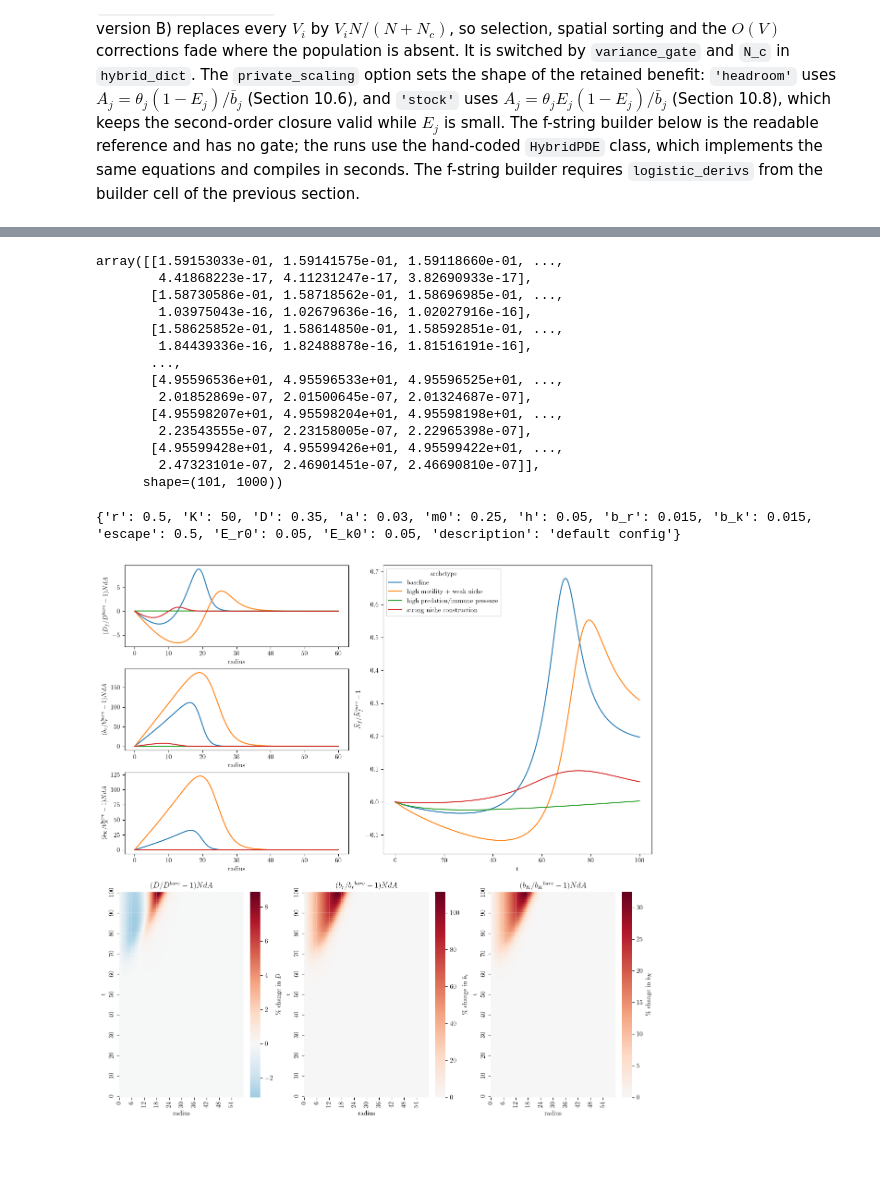
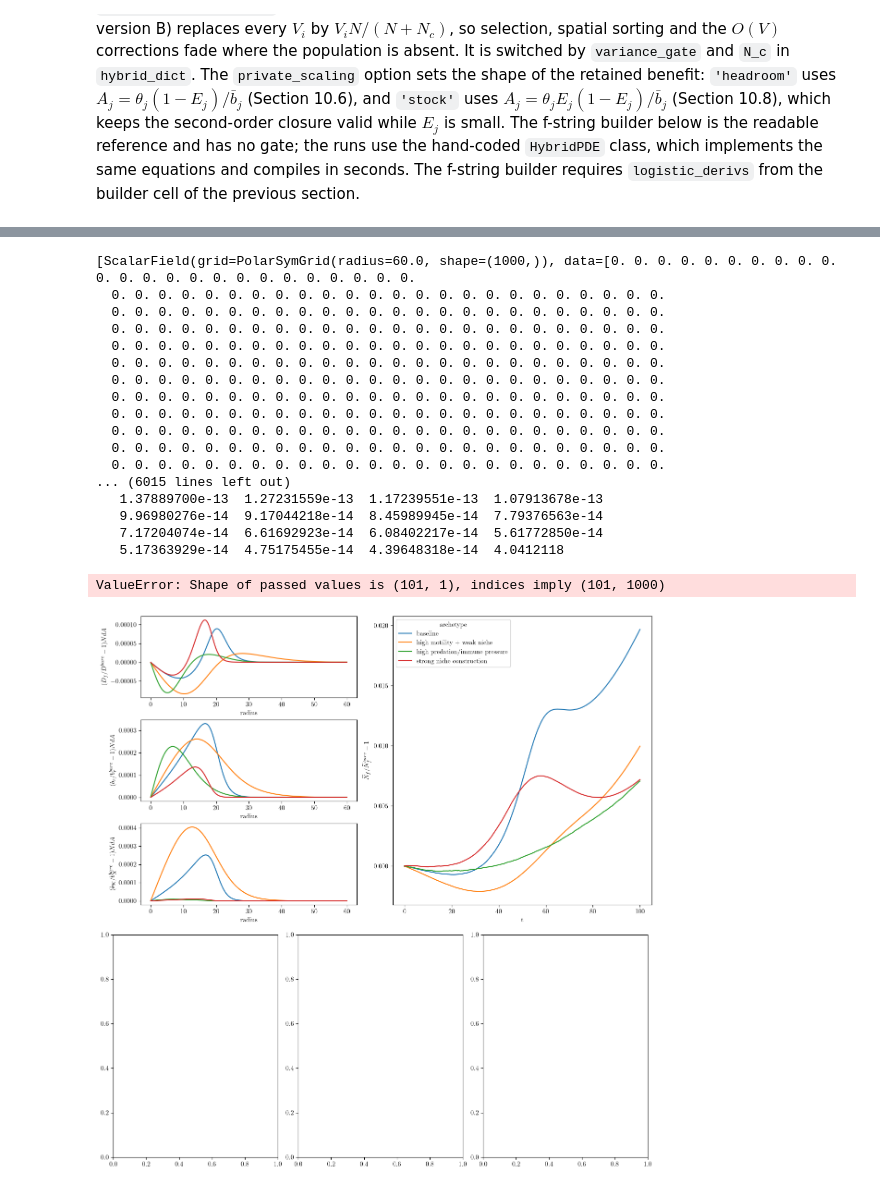
Before and after one commit to cancer-ecology-center/tumor-ecology-models, a Jupyter notebook: scripts/figures.ipynb, the cells around one changed output, grey strips where cells are left out. Drawn from its saved outputs; the diff is of its cells as text; code cells hidden in the pictures; blank space fills up the shorter version.

```diff
--- a/scripts/figures.ipynb
+++ b/scripts/figures.ipynb
@@ -202,9 +200,12 @@ def compute_phase_quantities(params):
 # %%
 scenario_wavefront_speed = []
 scenario_final_profiles = []
+u_field, r_coords = build_initial_N(config_dict)
+# this changed the carrying capacity, so update the config_dict
+merged_presets = merge_presets(preset_dicts, default_config)
+config_dict = {'integration': integration_dict, 'seed':seed_dict,'bcs':bcs,'presets': merged_presets, 'analysis':analysis_dict}
 for preset_name, preset_config in config_dict['presets'].items():
     print(f"Running simulation for preset: {preset_name}")
-    u_field, r_coords = build_initial_N(config_dict)
     Er_init = np.ones_like(u_field.data) * preset_config['E_r0']
     Ek_init = np.ones_like(u_field.data) * preset_config['E_k0']
     Er_field = ScalarField(u_field.grid, data=Er_init, label="E_r")
@@ -242,21 +243,12 @@ for preset_name, preset_config in config_dict['presets'].items():
         r_val,idx = compute_wavefront_idx(analysis_dict, curr_u, r_coords,e_field)
         # wavefront_r = r_coords[idx]
         # scenario_wavefront_speed.append((preset_name,time,np.max(curr_u),wavefront_r, rolling_area(curr_u, r_coords)[-1], compute_participation_area(storage[t_idx][0])))
-        scenario_wavefront_speed.append((preset_name,time,np.max(curr_u),r_val, rolling_area(curr_u, r_coords)[-1], compute_participation_area(storage[t_idx][0]))) #choose between idx or full volume
+        scenario_wavefront_speed.append((preset_name,time,np.max(curr_u),r_val, rolling_area(preset_config['E_k0']*curr_u/e_field, r_coords)[-1], compute_participation_area(storage[t_idx][0]))) #choose between idx or full volume
 
     final_collection = storage[-1]
     final_Er = final_collection[1].data
     final_Ek = final_collection[2].data
     final_N = final_collection[0].data/(kappa*final_Ek)
     scenario_final_profiles.append((preset_name, final_N, final_Er))
-    """
-    show initial distribution
-    turn into set of four plots
-    show the wavefront top right
-    show perc of initial population
-    change labels
-    set colors at the top
-    use latex
-    """
 # %% [output]
 Running simulation for preset: baseline
@@ -274,7 +266,7 @@ Running simulation for preset: strong niche construction
 # %%
 df = pd.DataFrame(scenario_wavefront_speed, columns = ['archetype','t','u_max','r','N','eff_area'])
 df['N_init'] = config_dict['seed']['N_init']
-df['N_perc'] = df['N']/df['N_init']
+df['N_perc'] = df['N']/df['N_init']-1
 fig = plt.figure(figsize=(9, 9), constrained_layout=True)
 gs = fig.add_gridspec(4, 2, width_ratios=[1, 1.2])
 scenarios = [s for s, _, _ in scenario_final_profiles]
@@ -303,8 +295,7 @@ ax_wavefront.set_ylabel("$r_{wf}$")
 ax_population = fig.add_subplot(gs[2:, 1])
 sns.lineplot(data=df, x="t", y="N_perc", hue="archetype", ax=ax_population)
 ax_population.set_title(r"total population (\% initial)")
-ax_population.set_ylabel("$\\widetilde{N} / \\widetilde{N}_{0}$")
-# ax_population.set_yscale("log")
+ax_population.set_ylabel("$\\widetilde{N} / \\widetilde{N}_{0} -1$")
 
 plt.show()
 # %% [output]
@@ -604,8 +611,10 @@ for preset_name, preset_config in config_dict['presets'].items():
     params = build_hybrid_params(preset_config, hybrid_dict)
 
     hybrid_scenario_params[preset_name] = params
+    print(params)
     pde_system = HybridPDE(params, second_order=True, bc=config_dict['bcs'])
     state, r_coords = build_hybrid_state(config_dict, preset_config, params)
+    e_field_init = state[2].data[0]
     storage = MemoryStorage()
     pde_system.solve(
         state,
@@ -617,8 +626,7 @@ for preset_name, preset_config in config_dict['presets'].items():
         curr_u = storage[t_idx][0].data
         e_field = storage[t_idx][2].data
         r_val, idx = compute_wavefront_idx(config_dict['analysis'], curr_u, r_coords,e_field)
-        hybrid_scenario_wavefront_speeds.append((preset_name, time, r_val, rolling_area(curr_u, r_coords)[-1],
-                                                 compute_participation_area(storage[t_idx][0])))
+        hybrid_scenario_wavefront_speeds.append((preset_name, time, r_val, rolling_area(e_field_init*curr_u/e_field, r_coords)[-1],compute_participation_area(storage[t_idx][0])))
     final = storage[-1]
     final_Er = final[1].data
     final_Ek = final[2].data
@@ -627,6 +635,6 @@ for preset_name, preset_config in config_dict['presets'].items():
     final_br = sigmoid_value(final[4].data, params['k1'], params['br0'])
     final_bK = sigmoid_value(final[5].data, params['k2'], params['bK0'])
     final_area = rolling_area(final[0].data, r_coords)[-1]
-    hybrid_scenario_final_profiles.append((preset_name,2*np.pi*r_coords*np.gradient(r_coords)*final[0].data*(final_D/(params['D0']/2)-1), 2*np.pi*r_coords*np.gradient(r_coords)*final[0].data*(final_br/(params['br0']/2)-1), 2*np.pi*r_coords*np.gradient(r_coords)*final[0].data*(final_bK/(params['bK0']/2)-1)))
+    hybrid_scenario_final_profiles.append((preset_name,2*np.pi*r_coords*np.gradient(r_coords)*final[0].data*(final_D/(params['D0']/2)-1)/final_area, 2*np.pi*r_coords*np.gradient(r_coords)*final[0].data*(final_br/(params['br0']/2)-1)/final_area, 2*np.pi*r_coords*np.gradient(r_coords)*final[0].data*(final_bK/(params['bK0']/2)-1)/final_area))
 # %% [output]
 Running hybrid model (second order) for preset: baseline
@@ -641,6 +653,7 @@ heatmap_preset_name = 'baseline'
 heatmap_preset = config_dict['presets'][heatmap_preset_name]
 heatmap_params = build_hybrid_params(heatmap_preset, hybrid_dict)
 heatmap_pde = HybridPDE(heatmap_params, second_order=True, bc=config_dict['bcs'])
+print(heatmap_params)
 heatmap_state, r_coords = build_hybrid_state(config_dict, heatmap_preset, heatmap_params)
 heatmap_storage = MemoryStorage()
 heatmap_pde.solve(
@@ -652,7 +665,7 @@ heatmap_pde.solve(
 
 heatmap_times = np.array(heatmap_storage.times)
 # arrays of shape (n_times, n_radii)
-heatmap_D = np.array([2*np.pi*r_coords*s[0].data*np.gradient(r_coords)*(sigmoid_value(s[3].data, heatmap_params['k0'], heatmap_params['D0'])/heatmap_preset['D']-1) for s in heatmap_storage])
-heatmap_br = np.array([2*np.pi*r_coords*s[0].data*np.gradient(r_coords)*(sigmoid_value(s[4].data, heatmap_params['k1'], heatmap_params['br0'])/heatmap_preset['b_r']-1) for s in heatmap_storage])
-heatmap_bK = np.array([2*np.pi*r_coords*s[0].data*np.gradient(r_coords)*(sigmoid_value(s[5].data, heatmap_params['k2'], heatmap_params['bK0'])/heatmap_preset['b_k']-1) for s in heatmap_storage])
+heatmap_D = np.array([2*np.pi*r_coords*s[0].data*np.gradient(r_coords)*(sigmoid_value(s[3].data, heatmap_params['k0'], heatmap_params['D0'])/heatmap_preset['D']-1)/(rolling_area(s[0],r_coords)[-1]) for s in heatmap_storage])
+heatmap_br = np.array([2*np.pi*r_coords*s[0].data*np.gradient(r_coords)*(sigmoid_value(s[4].data, heatmap_params['k1'], heatmap_params['br0'])/heatmap_preset['b_r']-1)/(rolling_area(s[0],r_coords)[-1]) for s in heatmap_storage])
+heatmap_bK = np.array([2*np.pi*r_coords*s[0].data*np.gradient(r_coords)*(sigmoid_value(s[5].data, heatmap_params['k2'], heatmap_params['bK0'])/heatmap_preset['b_k']-1)/(rolling_area(s[0],r_coords)[-1]) for s in heatmap_storage])
 heatmap_N = np.array([s[0].data for s in heatmap_storage])
@@ -659,24 +674,3 @@ heatmap_N = np.array([s[0].data for s in heatmap_storage])
-# %%
-heatmap_N
-# %% [output]
-array([[1.59153033e-01, 1.59141575e-01, 1.59118660e-01, ...,
-        4.41868223e-17, 4.11231247e-17, 3.82690933e-17],
-       [1.58730586e-01, 1.58718562e-01, 1.58696985e-01, ...,
-        1.03975043e-16, 1.02679636e-16, 1.02027916e-16],
-       [1.58625852e-01, 1.58614850e-01, 1.58592851e-01, ...,
-        1.84439336e-16, 1.82488878e-16, 1.81516191e-16],
-       ...,
-       [4.95596536e+01, 4.95596533e+01, 4.95596525e+01, ...,
-        2.01852869e-07, 2.01500645e-07, 2.01324687e-07],
-       [4.95598207e+01, 4.95598204e+01, 4.95598198e+01, ...,
-        2.23543555e-07, 2.23158005e-07, 2.22965398e-07],
-       [4.95599428e+01, 4.95599426e+01, 4.95599422e+01, ...,
-        2.47323101e-07, 2.46901451e-07, 2.46690810e-07]],
-      shape=(101, 1000))
-# %%
-print(heatmap_preset)
-# %% [output]
-{'r': 0.5, 'K': 50, 'D': 0.35, 'a': 0.03, 'm0': 0.25, 'h': 0.05, 'b_r': 0.015, 'b_k': 0.015, 'escape': 0.5, 'E_r0': 0.05, 'E_k0': 0.05, 'description': 'default config'}
 # %%
 # Second-order hybrid runs for all presets: final profiles (left), population (right).
 # Bottom row: baseline D, b_r, b_K over r and t, as % change from the preset values.
@@ -706,33 +700,50 @@ for row, (col_idxs, labels) in enumerate(profile_panels):
     if len(col_idxs) > 1:
         # line style legend only; preset colours are in the wavefront legend
         style_handles = [plt.Line2D([], [], color="0.3", linestyle=style) for style in ("-", "--")]
         ax.legend(style_handles, labels, loc="center right", fontsize="small")
 
 ax_population = fig_top.add_subplot(gs[:, 1])
 sns.lineplot(data=df_hybrid, x="t", y="N_perc_base", hue="archetype", palette=hybrid_palette, ax=ax_population)
 ax_population.set_ylabel(r"$\widetilde{N}_{f} / \widetilde{N}_{f}^{bare} -1 $")
 # ax_population.set_yscale("log")
 heatmap_panels = [
     (heatmap_D, heatmap_preset['D'], "$D$"),
     (heatmap_br, heatmap_preset['b_r'], "$b_{r}$"),
     (heatmap_bK, heatmap_preset['b_k'], "$b_{K}$"),
 ]
 heatmap_axes = fig_bottom.subplots(1, 3)
 for ax, (values, base_value, label) in zip(heatmap_axes, heatmap_panels):
     rel = pd.DataFrame(values,
                        index=np.round(heatmap_times, 0), columns=np.round(r_coords, 3))
     sns.heatmap(rel, cmap="RdBu_r", center=0, ax=ax,
-                xticklabels=100, yticklabels=10,
-                cbar_kws={"label": rf"\% change in {label}"})
+                xticklabels=100, yticklabels=10,)
     ax.set_xticklabels([f"{float(label.get_text()):.0f}" for label in ax.get_xticklabels()])
     ax.set_yticklabels([f"{float(label.get_text()):.0f}" for label in ax.get_yticklabels()])
     ax.grid(which="major", color="white", linewidth=0.25)
     ax.tick_params(which="minor", bottom=False, left=False)
     ax.invert_yaxis()  # t increases upward
     ax.tick_params(axis="x", labelrotation=90)
     ax.set_xlabel("radius")
     ax.set_ylabel("t")
     ax.set_title(f"({label}/{label}" + "$^{bare}-1)NdA$")
 plt.show()
 # %% [output]
+[ScalarField(grid=PolarSymGrid(radius=60.0, shape=(1000,)), data=[0. 0. 0. 0. 0. 0. 0. 0. 0. 0. 0. 0. 0. 0. 0. 0. 0. 0. 0. 0. 0. 0. 0. 0.
+  0. 0. 0. 0. 0. 0. 0. 0. 0. 0. 0. 0. 0. 0. 0. 0. 0. 0. 0. 0. 0. 0. 0. 0.
+  0. 0. 0. 0. 0. 0. 0. 0. 0. 0. 0. 0. 0. 0. 0. 0. 0. 0. 0. 0. 0. 0. 0. 0.
+  0. 0. 0. 0. 0. 0. 0. 0. 0. 0. 0. 0. 0. 0. 0. 0. 0. 0. 0. 0. 0. 0. 0. 0.
+  0. 0. 0. 0. 0. 0. 0. 0. 0. 0. 0. 0. 0. 0. 0. 0. 0. 0. 0. 0. 0. 0. 0. 0.
+  0. 0. 0. 0. 0. 0. 0. 0. 0. 0. 0. 0. 0. 0. 0. 0. 0. 0. 0. 0. 0. 0. 0. 0.
+  0. 0. 0. 0. 0. 0. 0. 0. 0. 0. 0. 0. 0. 0. 0. 0. 0. 0. 0. 0. 0. 0. 0. 0.
+  0. 0. 0. 0. 0. 0. 0. 0. 0. 0. 0. 0. 0. 0. 0. 0. 0. 0. 0. 0. 0. 0. 0. 0.
+  0. 0. 0. 0. 0. 0. 0. 0. 0. 0. 0. 0. 0. 0. 0. 0. 0. 0. 0. 0. 0. 0. 0. 0.
+  0. 0. 0. 0. 0. 0. 0. 0. 0. 0. 0. 0. 0. 0. 0. 0. 0. 0. 0. 0. 0. 0. 0. 0.
+  0. 0. 0. 0. 0. 0. 0. 0. 0. 0. 0. 0. 0. 0. 0. 0. 0. 0. 0. 0. 0. 0. 0. 0.
+  0. 0. 0. 0. 0. 0. 0. 0. 0. 0. 0. 0. 0. 0. 0. 0. 0. 0. 0. 0. 0. 0. 0. 0.
+... (6015 lines left out)
+   1.37889700e-13  1.27231559e-13  1.17239551e-13  1.07913678e-13
+   9.96980276e-14  9.17044218e-14  8.45989945e-14  7.79376563e-14
+   7.17204074e-14  6.61692923e-14  6.08402217e-14  5.61772850e-14
+   5.17363929e-14  4.75175455e-14  4.39648318e-14  4.0412118
+ValueError: Shape of passed values is (101, 1), indices imply (101, 1000)
-[figure, old version]
+[figure, new version]
```
Also changed, not shown: parts of 11 cells of this notebook.
